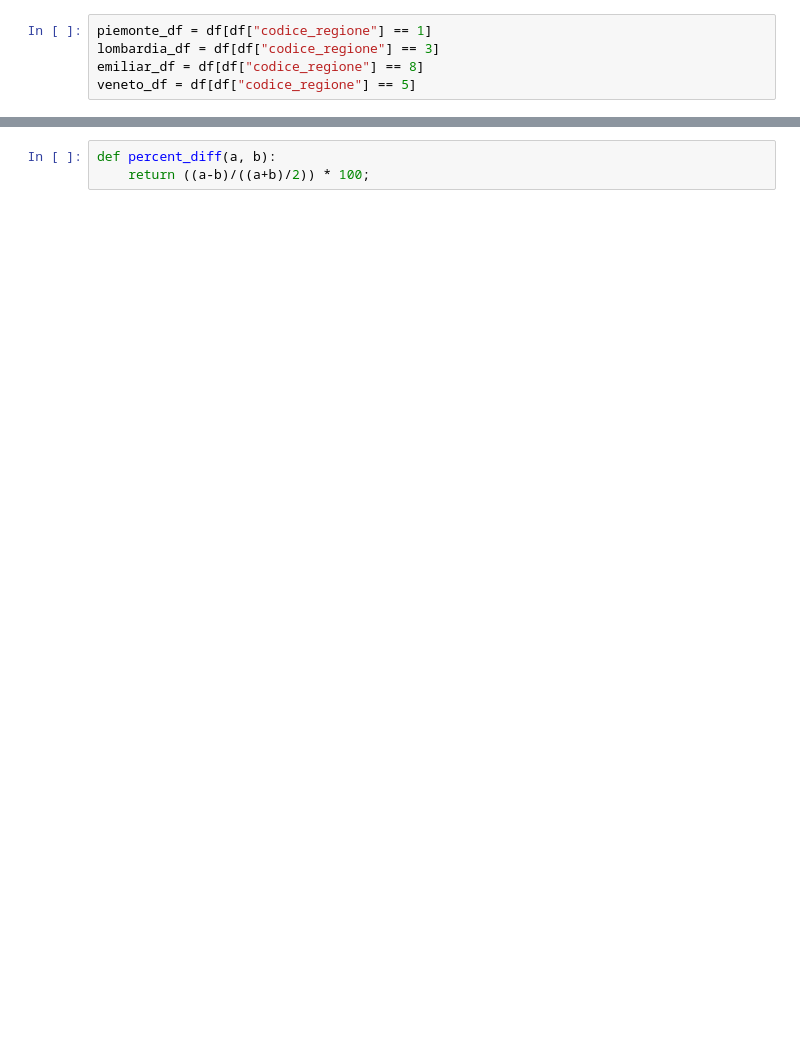
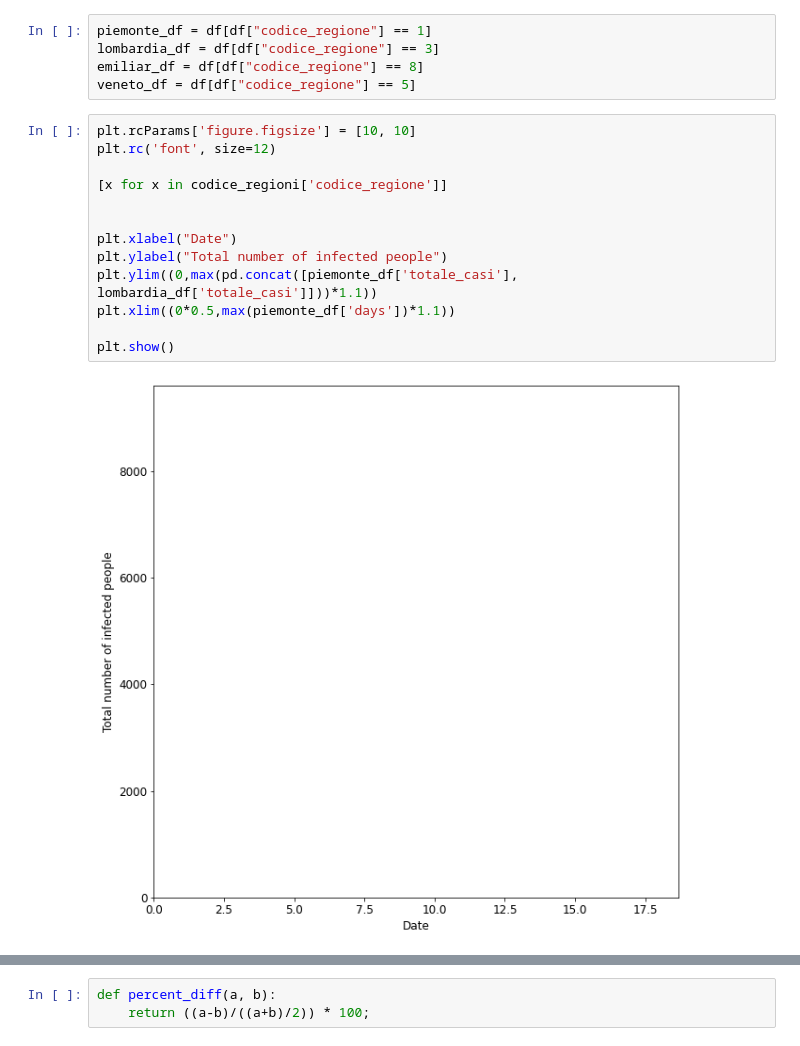
Before and after one commit to obiSerra/covid-19, a Jupyter notebook: Regions.ipynb, the cells around one changed output, grey strips where cells are left out. Saved outputs shown, nothing was run; the diff lists cells and outputs as text; blank space fills up the shorter version.

```diff
--- a/Regions.ipynb
+++ b/Regions.ipynb
@@ -84,4 +84,19 @@ piemonte_df = df[df["codice_regione"] == 1]
 lombardia_df = df[df["codice_regione"] == 3]
 emiliar_df = df[df["codice_regione"] == 8]
 veneto_df = df[df["codice_regione"] == 5]
+# %%
+plt.rcParams['figure.figsize'] = [10, 10]
+plt.rc('font', size=12)
+
+[x for x in codice_regioni['codice_regione']]
+
+
+plt.xlabel("Date")
+plt.ylabel("Total number of infected people")
+plt.ylim((0,max(pd.concat([piemonte_df['totale_casi'], lombardia_df['totale_casi']]))*1.1))
+plt.xlim((0*0.5,max(piemonte_df['days'])*1.1))
+
+plt.show()
+# %% [output]
+[figure, added]
 # %%
```
Also changed, not shown: parts of 5 cells of this notebook, 2 other files.
